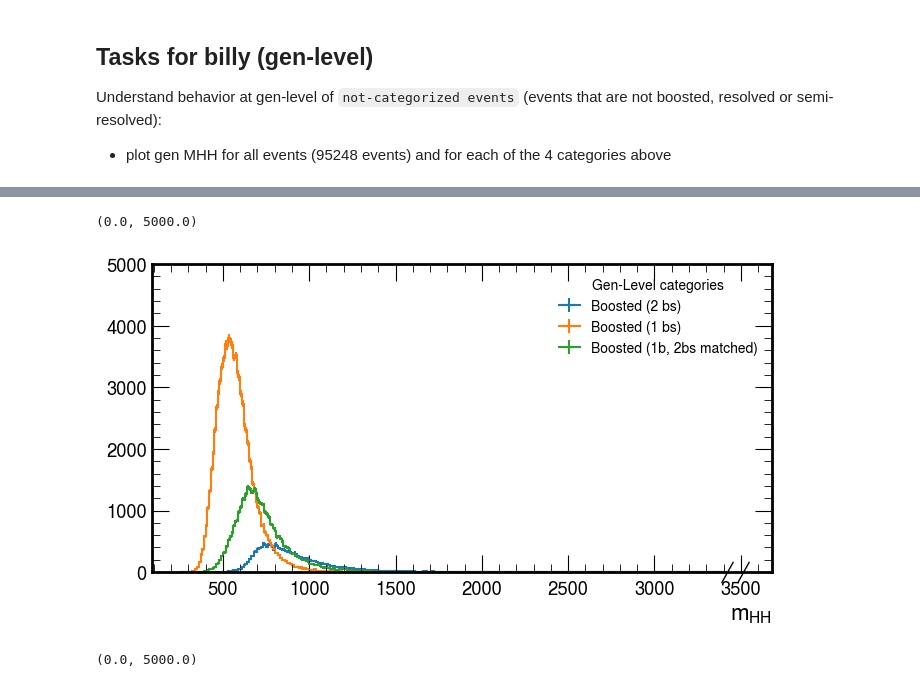
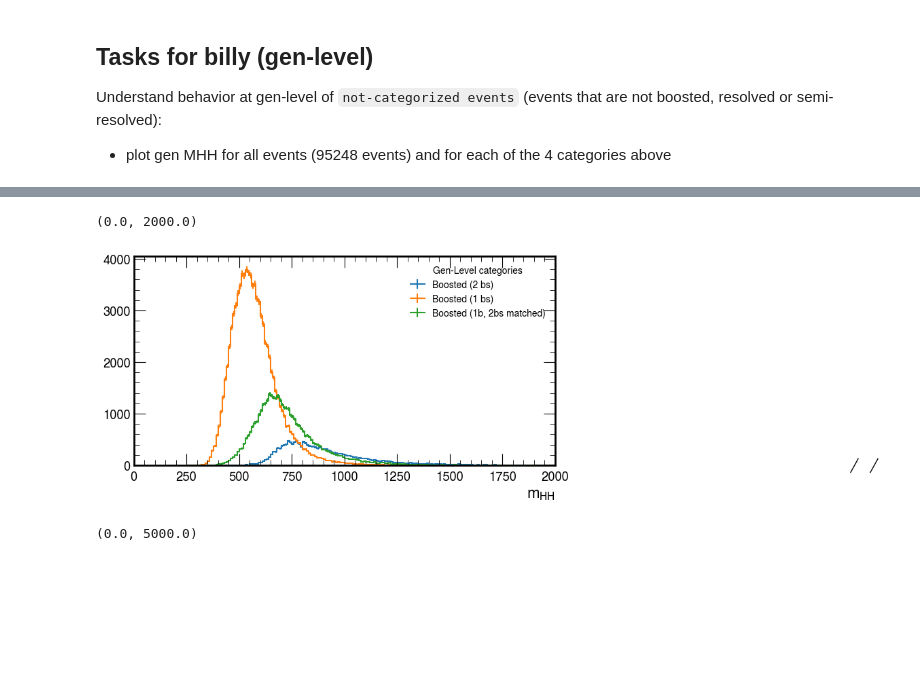
Before and after one commit to LPC-HH/HH4b, a Jupyter notebook: src/HH4b/matching_study/MatchingYields_Oct3.ipynb, the cells around one changed output, grey strips where cells are left out. Saved outputs shown, nothing was run; the diff lists cells and outputs as text; code cells hidden in the pictures; blank space fills up the shorter version.

Commit message:
more plots on matching

```diff
--- a/src/HH4b/matching_study/MatchingYields_Oct3.ipynb
+++ b/src/HH4b/matching_study/MatchingYields_Oct3.ipynb
@@ -232,24 +234,24 @@ ax.set_ylim(0, 5000)
 # %%
 bins = np.arange(mhh.min(), mhh.max(), 10)
 var_axis = hist.axis.Variable(bins, name="var", label="variable")
 cat_axis = hist.axis.StrCategory([], name="cat", growth=True)
 
 hist_mhh = hist.Hist(var_axis, cat_axis)
 hist_mhh.fill(var=mhh[boosted_nb2], cat="boosted-2b")
 hist_mhh.fill(var=mhh[boosted_nb1], cat="boosted-1b")
 hist_mhh.fill(var=mhh[boosted_nb1nb2], cat="boosted-2b1b")
 
 fig, ax = plt.subplots(1, 1, figsize=(8, 4))
 hep.histplot(hist_mhh[{"cat": "boosted-2b"}], ax=ax, label="Boosted (2 bs)")
 hep.histplot(hist_mhh[{"cat": "boosted-1b"}], ax=ax, label="Boosted (1 bs)")
 hep.histplot(hist_mhh[{"cat": "boosted-2b1b"}], ax=ax, label="Boosted (1b, 2bs matched)")
 leg = ax.legend(fontsize=10)
 leg.set_title("Gen-Level categories", prop={"size": 10})
 ax.set_xlabel(r"$m_{HH}$")
-ax.set_ylim(0, 5000)
+ax.set_xlim(0, 2000)
 # %% [output]
-(0.0, 5000.0)
+(0.0, 2000.0)
-[figure, old version]
+[figure, new version]
 # %%
 bins = np.arange(mhh.min(), mhh.max(), 10)
 var_axis = hist.axis.Variable(bins, name="var", label="variable")
```
Also changed, not shown: parts of 12 cells of this notebook.
